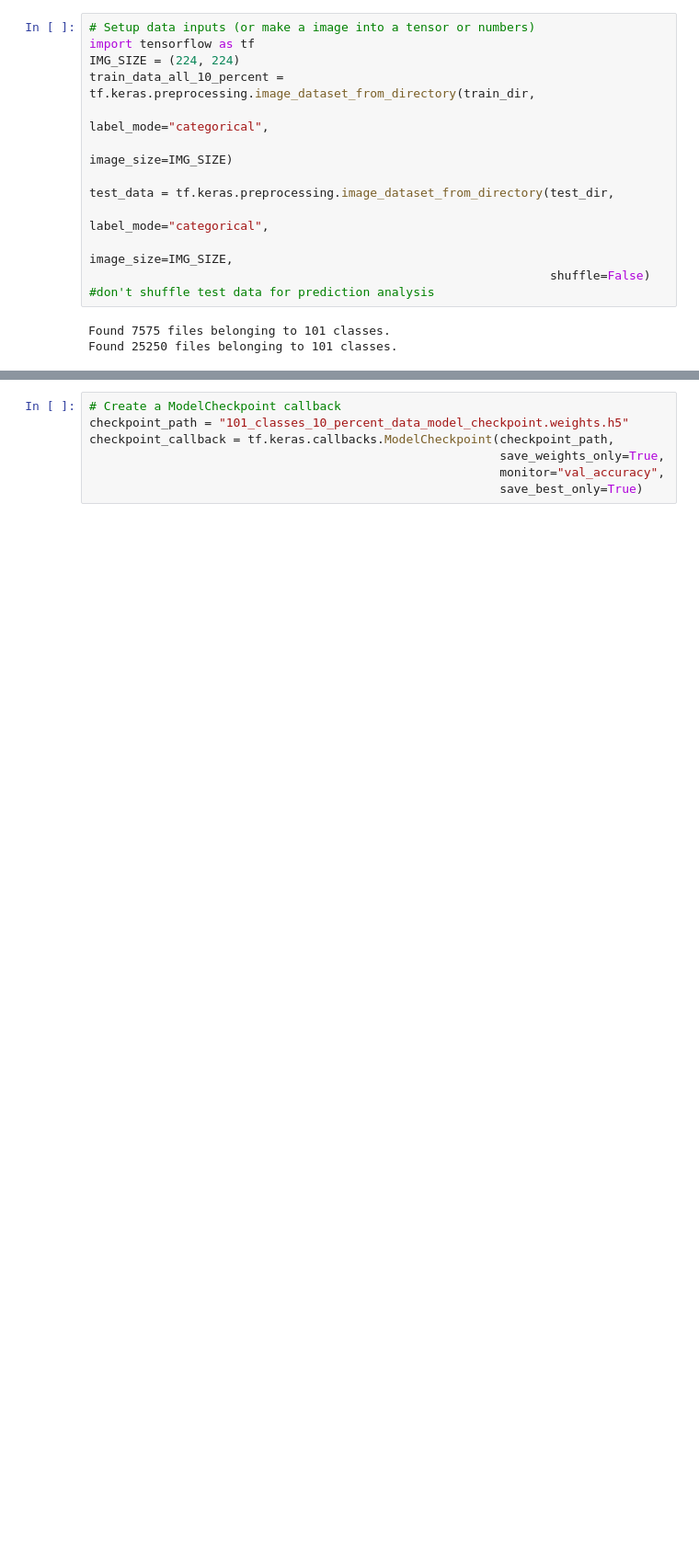
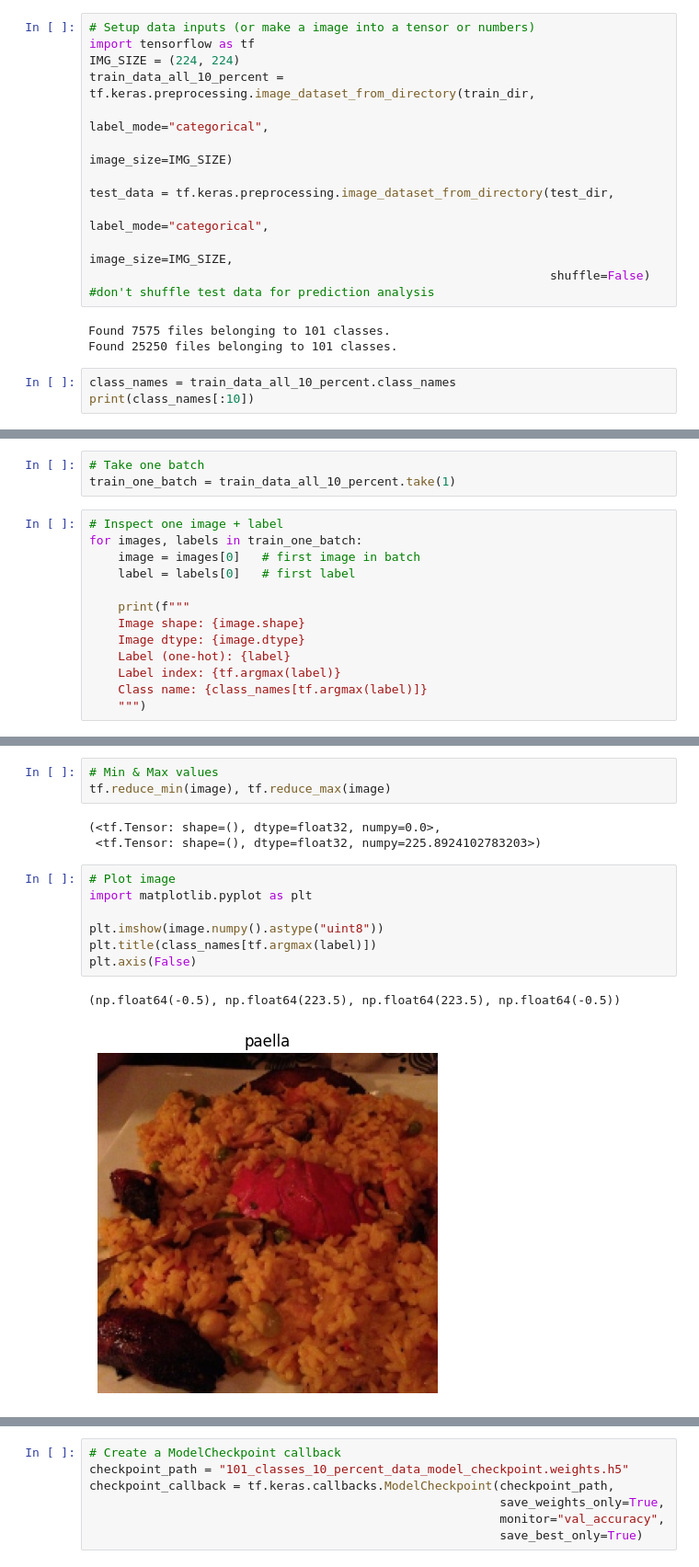
Before and after one commit to masrik-dev/food-image-recognition, a Jupyter notebook: Food_Vision_Mini_Classifier.ipynb, the cells around one changed output, grey strips where cells are left out. Shown at 92% size. Saved outputs shown, nothing was run; the diff lists cells and outputs as text; blank space fills up the shorter version.

```diff
--- a/Food_Vision_Mini_Classifier.ipynb
+++ b/Food_Vision_Mini_Classifier.ipynb
@@ -129,3 +131,6 @@ test_data = tf.keras.preprocessing.image_dataset_from_directory(test_dir,
 # %% [output]
 Found 7575 files belonging to 101 classes.
 Found 25250 files belonging to 101 classes.
+# %%
+class_names = train_data_all_10_percent.class_names
+print(class_names[:10])
@@ -131,0 +177,16 @@ Found 25250 files belonging to 101 classes.
+# %%
+# Take one batch
+train_one_batch = train_data_all_10_percent.take(1)
+# %%
+# Inspect one image + label
+for images, labels in train_one_batch:
+    image = images[0]   # first image in batch
+    label = labels[0]   # first label
+
+    print(f"""
+    Image shape: {image.shape}
+    Image dtype: {image.dtype}
+    Label (one-hot): {label}
+    Label index: {tf.argmax(label)}
+    Class name: {class_names[tf.argmax(label)]}
+    """)
@@ -131,0 +203,16 @@ Found 25250 files belonging to 101 classes.
+# %%
+# Min & Max values
+tf.reduce_min(image), tf.reduce_max(image)
+# %% [output]
+(<tf.Tensor: shape=(), dtype=float32, numpy=0.0>,
+ <tf.Tensor: shape=(), dtype=float32, numpy=225.8924102783203>)
+# %%
+# Plot image
+import matplotlib.pyplot as plt
+
+plt.imshow(image.numpy().astype("uint8"))
+plt.title(class_names[tf.argmax(label)])
+plt.axis(False)
+# %% [output]
+(np.float64(-0.5), np.float64(223.5), np.float64(223.5), np.float64(-0.5))
+[figure, added]
```
Also changed, not shown: parts of 38 cells of this notebook.
